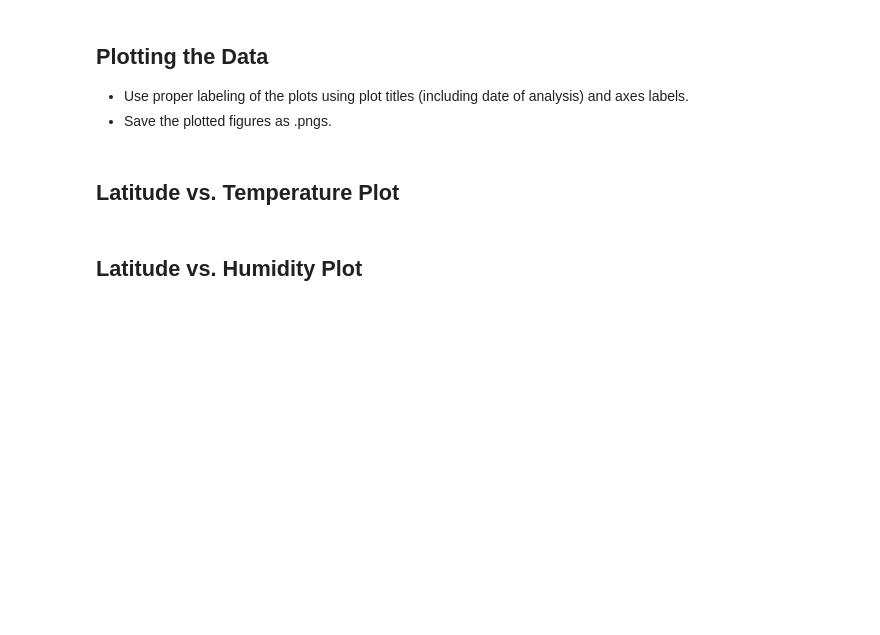
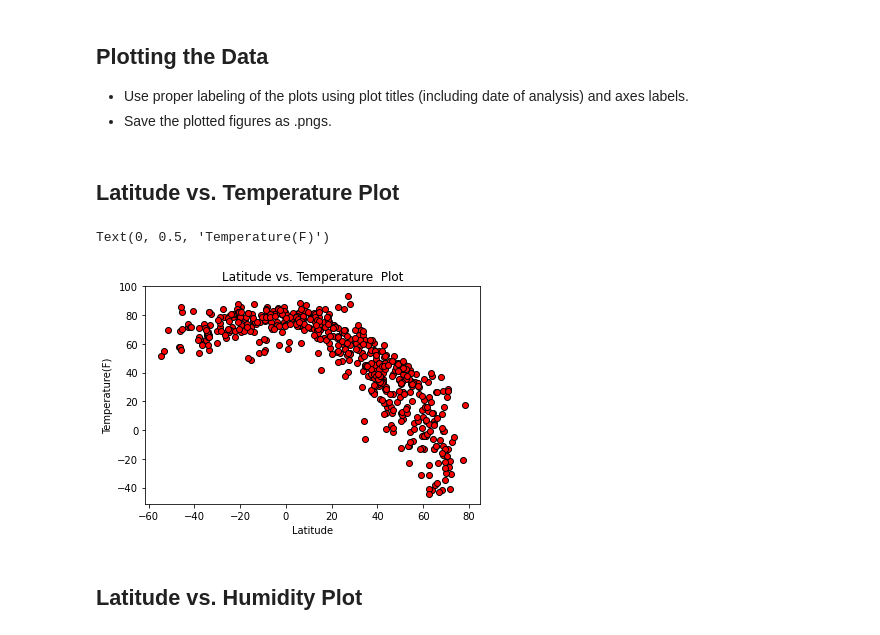
Before and after one commit to gucaselo/python-api, a Jupyter notebook: WeatherPy/WeatherPy.ipynb, the cells around one changed output. Cells and saved outputs as stored; diff of their text form; code cells hidden in the pictures; blank space fills up the shorter version.

Commit message:
Added code created data frame with city weather info and scatter plot.

```diff
--- a/WeatherPy/WeatherPy.ipynb
+++ b/WeatherPy/WeatherPy.ipynb
@@ -117,0 +130,4 @@ cities_df = pd.DataFrame({'City':})
+# %%
+cities_df = pd.DataFrame({'City':city_n, 'Latitude':lat, 'Longitude':lng, 'Max Temp (F)':max_temp, 'Humidity':humidity,
+                          'Cloudiness':cloud, 'Wind Speed':wind_speed, 'Country':country, 'Date':date_w})
+cities_df.head(20)
@@ -119,3 +155,12 @@ cities_df = pd.DataFrame({'City':})
 ## Inspect the data and remove the cities where the humidity > 100%.
 ----
 Skip this step if there are no cities that have humidity > 100%.
+# %%
+clean_cities_df = cities_df[(cities_df['Humidity'] <= 100)]
+# print(f"Original Cities Data Frame count is: {cities_df['City'].count()}.")
+# print(f"Cleaned Cities Data Frame count is: {clean_cities_df['City'].count()}.")
+
+if cities_df['City'].count() == clean_cities_df['City'].count():
+    print('No cities found where humidity level exceeded 100%')
+else:
+    print('Some cities where humidity level were found and removed from Data Frame')
@@ -130,5 +177,13 @@ Skip this step if there are no cities that have humidity > 100%.
 * Save the plotted figures as .pngs.
 # %% [markdown]
 ## Latitude vs. Temperature Plot
+# %%
+plt.scatter(clean_cities_df['Latitude'], clean_cities_df['Max Temp (F)'], marker="o", facecolors="red", edgecolors="black")
+plt.title('Latitude vs. Temperature  Plot')
+plt.xlabel('Latitude')
+plt.ylabel('Temperature(F)')
+# %% [output]
+Text(0, 0.5, 'Temperature(F)')
+[figure, added]
 # %% [markdown]
 ## Latitude vs. Humidity Plot
```
Also changed, not shown: parts of 14 cells of this notebook, 3 other files.
